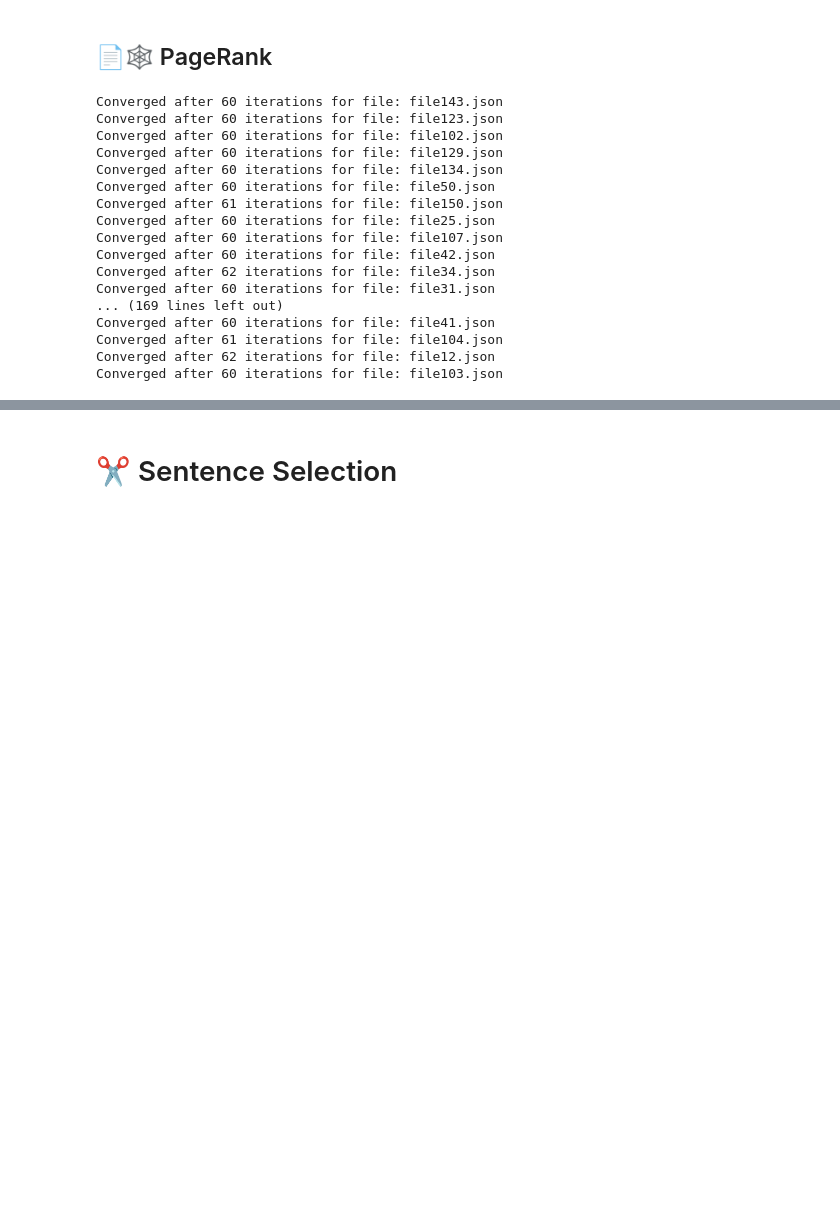
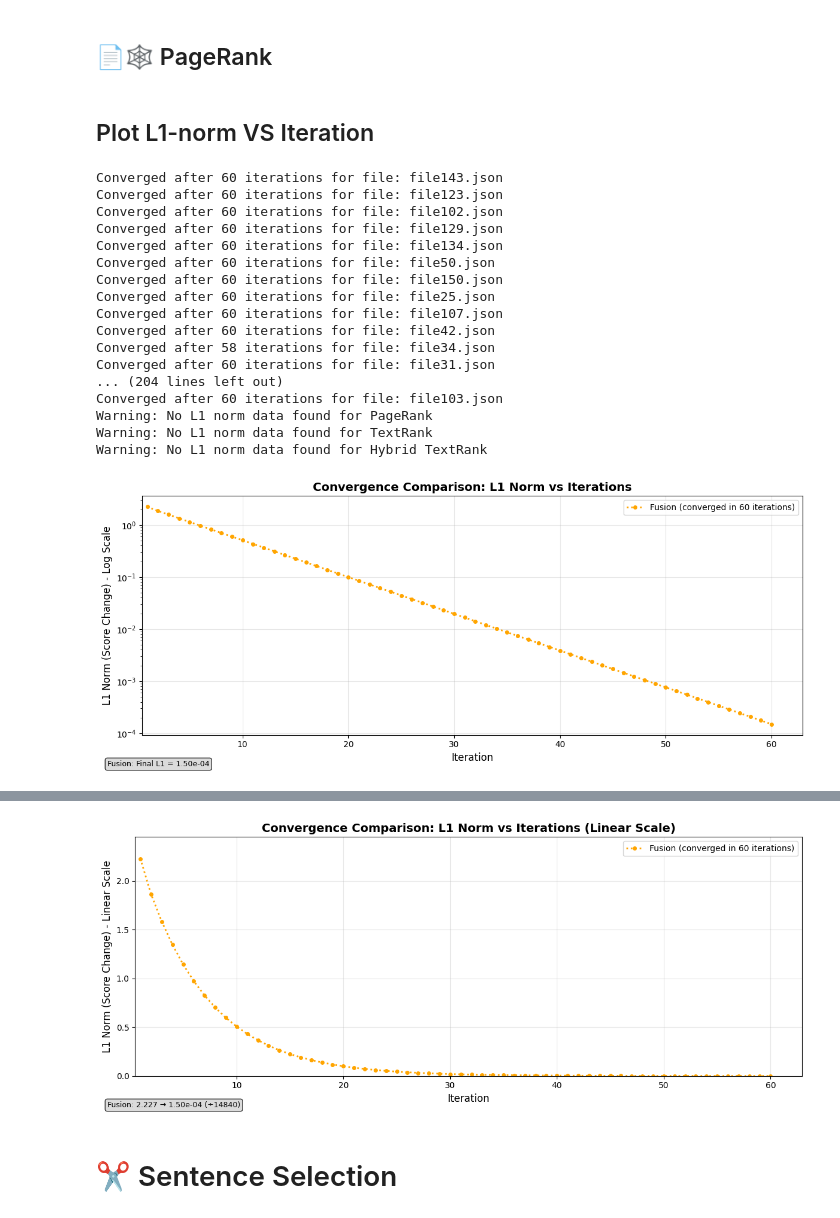
Before and after one commit to lamaNase/Enhancing-Extractive-Graph-Based-Arabic-Text-Summarization, a Jupyter notebook: fasttext-model.ipynb, the cells around one changed output, grey strips where cells are left out. Saved outputs shown, nothing was run; the diff lists cells and outputs as text; code cells hidden in the pictures; blank space fills up the shorter version.

Commit message:
Kaggle Notebook | FastText_model | Version 13

```diff
--- a/fasttext-model.ipynb
+++ b/fasttext-model.ipynb
@@ -1373,6 +1225,9 @@ def fusion_TextRank(results, damping=0.85):
 ## ⚙️ Hybrid TextRank
 ### final_score = alpha * TextRank_score + (1 - alpha) * (statistical_Score + keyphrase_Score + title_similarity)
 # %%
+# Global variable to store L1 norm values for the print_file
+hybrid_l1_norms = []
+
 def hybrid_TextRank(results, damping=0.85):
     """
     Implements a hybrid TextRank algorithm with global normalization:
@@ -1389,8 +1244,11 @@ def hybrid_TextRank(results, damping=0.85):
     Returns:
         Dictionary of rankings by filename
     """
-    global alpha
+    global alpha, hybrid_l1_norms
     rankings = {}
+
+    # Reset L1 norms list at the beginning
+    hybrid_l1_norms = []
 
     for filename, result in results.items():
         graph = result['graph']
@@ -1406,6 +1264,9 @@ def hybrid_TextRank(results, damping=0.85):
 
         # Initialize TextRank scores with standard 1/N
         scores = np.ones(n) / n
+
+        # Check if this is the file we want to track L1 norms for
+        track_l1_norms = filename == print_file
 
         # Precompute outgoing weights
         out_weights_sum = {}
@@ -1425,6 +1286,11 @@ def hybrid_TextRank(results, damping=0.85):
                     norm_factor = np.sqrt(out_weights_sum[node_i] * out_weights_sum[neighbor])
                     score_sum += (weight * scores[j]) / norm_factor
                 new_scores[i] += damping * score_sum
+
+            # Calculate L1 norm for the specific file
+            if track_l1_norms:
+                l1_norm = np.sum(np.abs(new_scores - scores))
+                hybrid_l1_norms.append(l1_norm)
 
             if np.allclose(scores, new_scores, atol=1e-6):
                 print(f"Converged after {iteration} iterations for file: {filename}")
@@ -1504,6 +1370,9 @@ def hybrid_TextRank(results, damping=0.85):
 # %% [markdown]
 ## 📄🕸️ PageRank
 # %%
+# Global variable to store L1 norm values for the print_file
+pagerank_l1_norms = []
+
 def pagerank(results, damping=0.85):
     """
     Implements standard PageRank algorithm for sentence ranking using the formula:
@@ -1519,7 +1388,11 @@ def pagerank(results, damping=0.85):
     Returns:
         Dictionary of rankings by filename
     """
+    global pagerank_l1_norms
     rankings = {}
+
+    # Reset L1 norms list at the beginning
+    pagerank_l1_norms = []
 
     for filename, result in results.items():
         graph = result['graph']
@@ -1535,6 +1408,9 @@ def pagerank(results, damping=0.85):
 
         # Initialize all scores to 1/N (uniform distribution)
         scores = np.ones(n) / n
+
+        # Check if this is the file we want to track L1 norms for
+        track_l1_norms = filename == print_file
 
         # Precompute outgoing degree for each node
         out_degrees = {}
@@ -1560,6 +1436,11 @@ def pagerank(results, damping=0.85):
 
                         # Standard PageRank: weight = 1 for all edges
                         new_scores[i] += damping * scores[j] / out_vj
+
+            # Calculate L1 norm for the specific file
+            if track_l1_norms:
+                l1_norm = np.sum(np.abs(new_scores - scores))
+                pagerank_l1_norms.append(l1_norm)
 
             # Optional: Print score changes for debugging
             if iteration <= 3:  # Only for first few iterations
@@ -1601,3 +1482,5 @@ def pagerank(results, damping=0.85):
         rankings[filename] = sentence_scores
 
     return rankings
+# %% [markdown]
+## Plot L1-norm VS Iteration
@@ -1604,35 +1633,39 @@ def pagerank(results, damping=0.85):
 # %%
 if(ranking_method == 1):
     rankings = standard_degree_centrality(results)
 elif(ranking_method == 2):
     rankings = weighted_centrality(results)
 elif(ranking_method == 3):
     rankings = enhanced_weighted_centrality(results)
 elif(ranking_method == 4):
     rankings = statistical_TextRank(results)
 elif(ranking_method == 5):
     rankings = fusion_TextRank(results)
 elif(ranking_method == 6):
     rankings = hybrid_TextRank(results)
 elif(ranking_method == 7):
     rankings = pagerank(results)
 else:
     rankings = standard_TextRank(results)
+
+plot_l1_norms_convergence()
+plot_l1_norms_linear()
 # %% [output]
 Converged after 60 iterations for file: file143.json
 Converged after 60 iterations for file: file123.json
 Converged after 60 iterations for file: file102.json
 Converged after 60 iterations for file: file129.json
 Converged after 60 iterations for file: file134.json
 Converged after 60 iterations for file: file50.json
-Converged after 61 iterations for file: file150.json
+Converged after 60 iterations for file: file150.json
 Converged after 60 iterations for file: file25.json
 Converged after 60 iterations for file: file107.json
 Converged after 60 iterations for file: file42.json
-Converged after 62 iterations for file: file34.json
+Converged after 58 iterations for file: file34.json
 Converged after 60 iterations for file: file31.json
-... (169 lines left out)
-Converged after 60 iterations for file: file41.json
-Converged after 61 iterations for file: file104.json
-Converged after 62 iterations for file: file12.json
+... (204 lines left out)
 Converged after 60 iterations for file: file103.json
+Warning: No L1 norm data found for PageRank
+Warning: No L1 norm data found for TextRank
+Warning: No L1 norm data found for Hybrid TextRank
+[figure, added]
@@ -1639,3 +1675,4 @@ Converged after 60 iterations for file: file103.json
+[figure, added]
 # %% [markdown]
 # ✂️ Sentence Selection
 # %%
```
Also changed, not shown: parts of 9 cells of this notebook.
